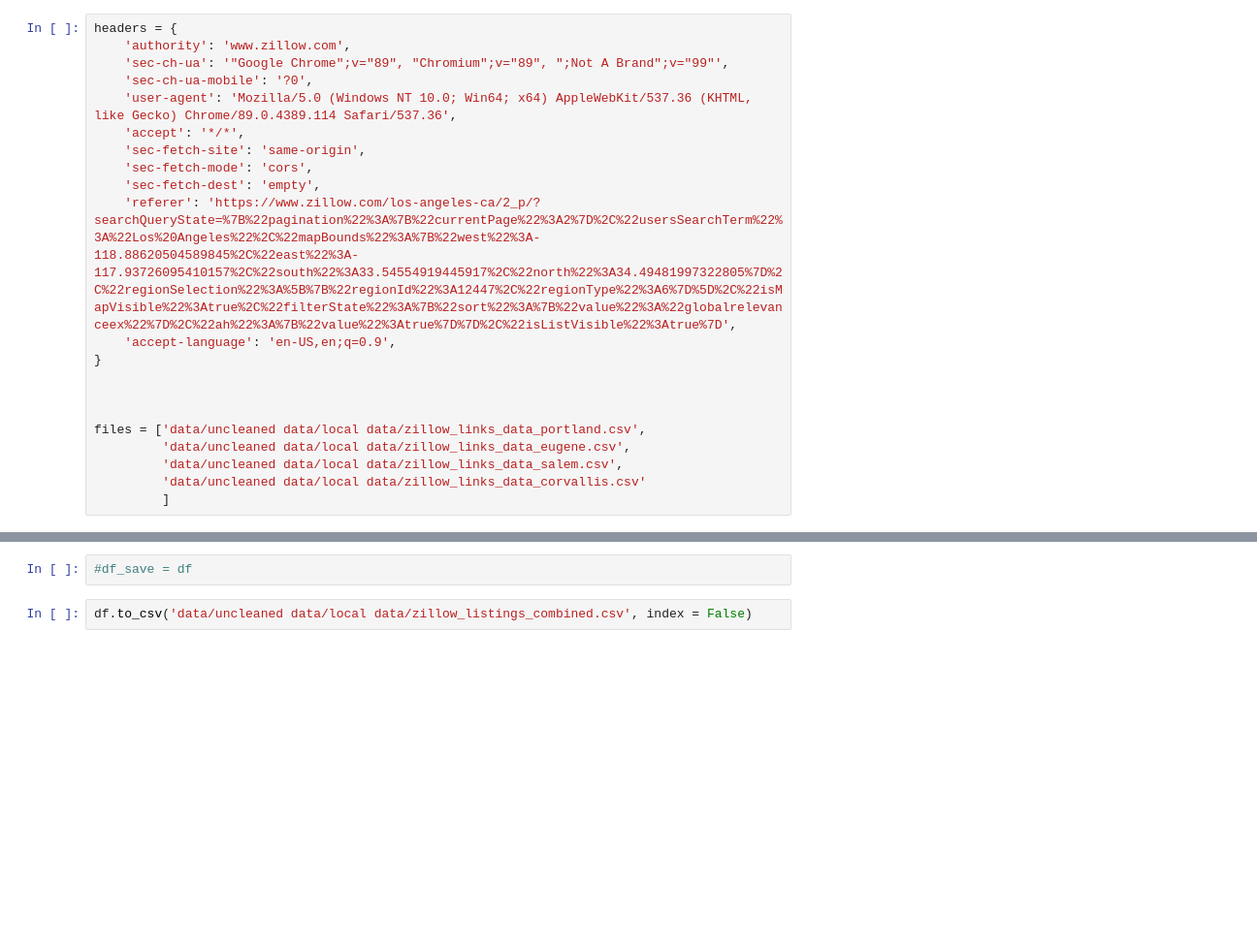
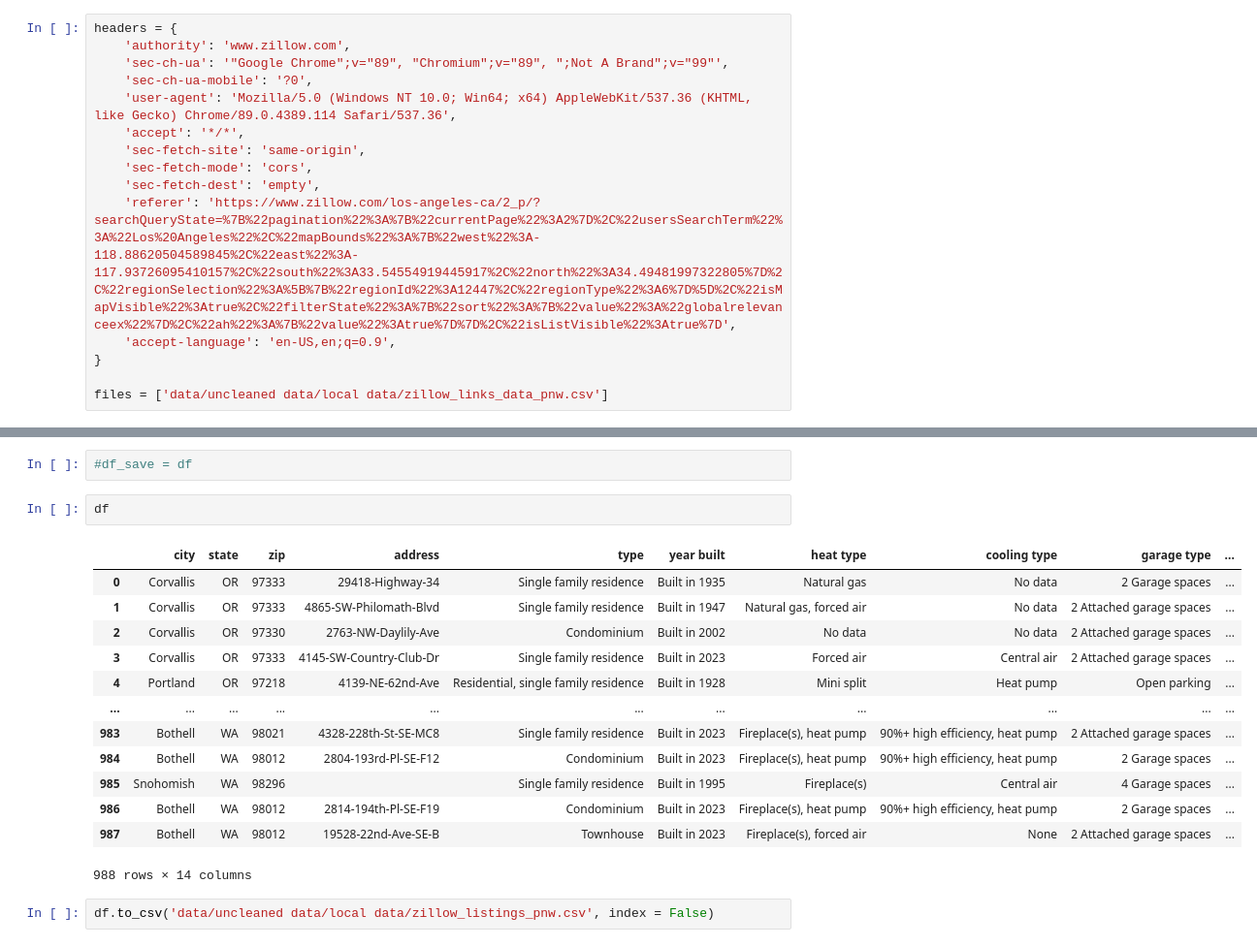
Before and after one commit to gmitt98/bootcamp-project-4, a Jupyter notebook: zillow_link_data_scape.ipynb, the cells around one changed output, grey strips where cells are left out. Shown: that part at 97% size. Drawn from its saved outputs; the diff is of its cells as text; blank space fills up the shorter version.

```diff
--- a/zillow_link_data_scape.ipynb
+++ b/zillow_link_data_scape.ipynb
@@ -22,13 +22,7 @@ headers = {
     'accept-language': 'en-US,en;q=0.9',
 }
 
-
-
-files = ['data/uncleaned data/local data/zillow_links_data_portland.csv',
-         'data/uncleaned data/local data/zillow_links_data_eugene.csv',
-         'data/uncleaned data/local data/zillow_links_data_salem.csv',
-         'data/uncleaned data/local data/zillow_links_data_corvallis.csv'
-         ]
+files = ['data/uncleaned data/local data/zillow_links_data_pnw.csv']
 # %%
 # This function will open a csv containing zillow listing links and scrape certain information
 
@@ -165,4 +159,20 @@ text_el 8 14 ['Eugene', 'OR', '97402', '1800-Lakewood-Ct-SPACE-123', 'Residentia
 # %%
 #df_save = df
+# %%
+df
+# %% [output]
+|  | city | state | zip | address | type | year built | heat type | cooling type | garage type | ... |
+| 0 | Corvallis | OR | 97333 | 29418-Highway-34 | Single family residence | Built in 1935 | Natural gas | No data | 2 Garage spaces | ... |
+| 1 | Corvallis | OR | 97333 | 4865-SW-Philomath-Blvd | Single family residence | Built in 1947 | Natural gas, forced air | No data | 2 Attached garage spaces | ... |
+| 2 | Corvallis | OR | 97330 | 2763-NW-Daylily-Ave | Condominium | Built in 2002 | No data | No data | 2 Attached garage spaces | ... |
+| 3 | Corvallis | OR | 97333 | 4145-SW-Country-Club-Dr | Single family residence | Built in 2023 | Forced air | Central air | 2 Attached garage spaces | ... |
+| 4 | Portland | OR | 97218 | 4139-NE-62nd-Ave | Residential, single family residence | Built in 1928 | Mini split | Heat pump | Open parking | ... |
+| ... | ... | ... | ... | ... | ... | ... | ... | ... | ... | ... |
+| 983 | Bothell | WA | 98021 | 4328-228th-St-SE-MC8 | Single family residence | Built in 2023 | Fireplace(s), heat pump | 90%+ high efficiency, heat pump | 2 Attached garage spaces | ... |
+| 984 | Bothell | WA | 98012 | 2804-193rd-Pl-SE-F12 | Condominium | Built in 2023 | Fireplace(s), heat pump | 90%+ high efficiency, heat pump | 2 Garage spaces | ... |
+| 985 | Snohomish | WA | 98296 |  | Single family residence | Built in 1995 | Fireplace(s) | Central air | 4 Garage spaces | ... |
+| 986 | Bothell | WA | 98012 | 2814-194th-Pl-SE-F19 | Condominium | Built in 2023 | Fireplace(s), heat pump | 90%+ high efficiency, heat pump | 2 Garage spaces | ... |
+| 987 | Bothell | WA | 98012 | 19528-22nd-Ave-SE-B | Townhouse | Built in 2023 | Fireplace(s), forced air | None | 2 Attached garage spaces | ... |
+988 rows × 14 columns
 # %%
-df.to_csv('data/uncleaned data/local data/zillow_listings_combined.csv', index = False)
+df.to_csv('data/uncleaned data/local data/zillow_listings_pnw.csv', index = False)
```
Also changed, not shown: parts of 1 cell of this notebook, 5 other files.
